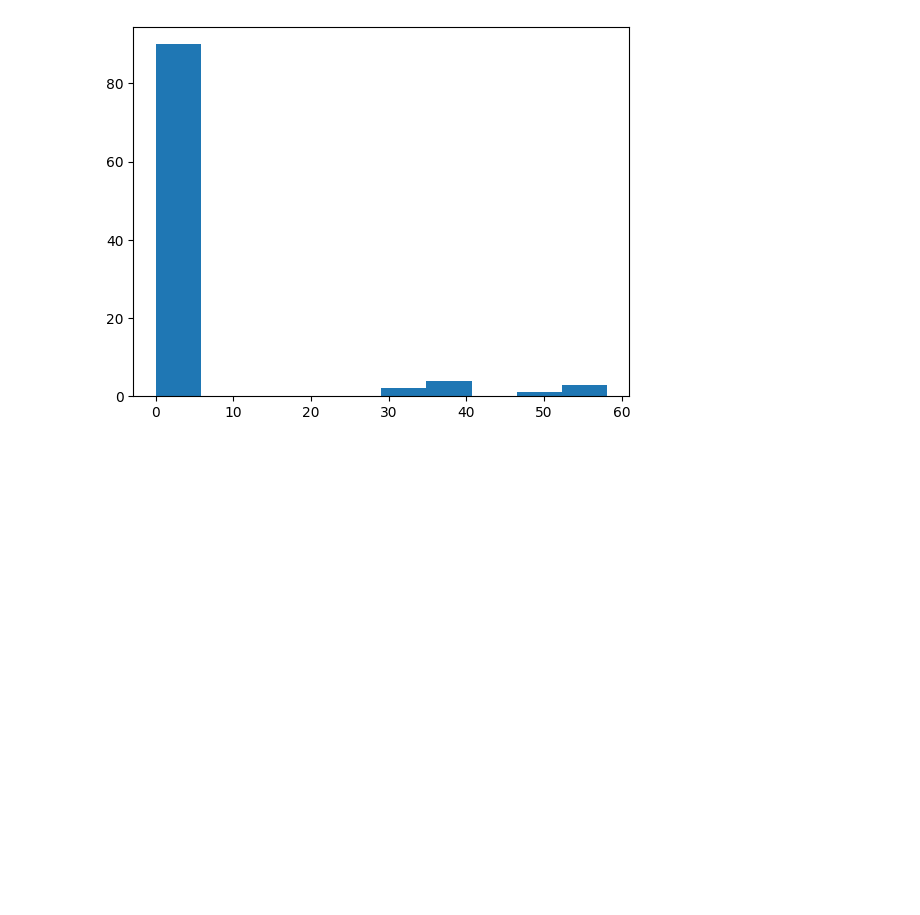
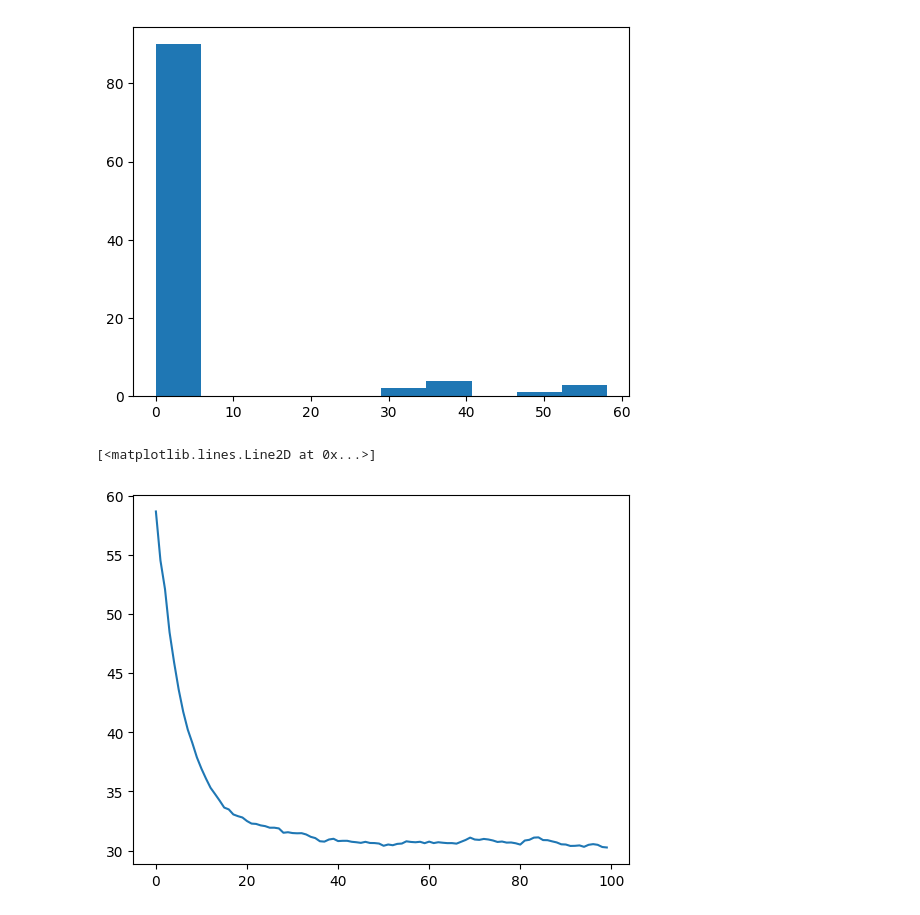
Before and after one commit to brendanbennett/reproducibility-challenge, a Jupyter notebook: sqv.ipynb, the cells around one changed output. Saved outputs shown, nothing was run; the diff lists cells and outputs as text; code cells hidden in the pictures; blank space fills up the shorter version.

Commit message:
Working sqv (no optimal step sizes)

```diff
--- a/sqv.ipynb
+++ b/sqv.ipynb
@@ -1,6 +1,7 @@
 # %%
 import numpy as np
 import matplotlib.pyplot as plt
+from scipy.stats import special_ortho_group
 
 def generate_eigenvalues(ranges: list[tuple], nums: list, rng):
     groups = []
@@ -12,14 +13,43 @@ def generate_eigenvalues(ranges: list[tuple], nums: list, rng):
 def plot_eigenvalues(lamb):
     plt.hist(np.linalg.eigvals(lamb))
     plt.show()
+
+def random_rotation(d, rng, n=1):
+    group = special_ortho_group(dim=d, seed=rng.integers(0, 100))
+    return group.rvs(n)
+
+def gradient(Q, theta, x):
+    return np.dot(Q, theta - x)
+
+def objective(Q, theta, target, noise):
+    return np.dot(0.5 * (theta - target), np.dot(Q, theta - target)) + ((noise ** 2) / 2) * np.linalg.trace(Q)
+
+def sample_data(target, noise, rng, n=1):
+    return rng.normal(0, noise, size=n*target.shape[0]).reshape(n, -1) + target
 # %%
 seed = 42
 rng = np.random.default_rng(seed)
 
-lamb = generate_eigenvalues([(0.1, 1.1)], [100], rng)
-plot_eigenvalues(lamb)
-lamb = generate_eigenvalues([(0, 1), (30, 60)], [90, 10], rng)
-plot_eigenvalues(lamb)
+lamb1 = generate_eigenvalues([(0.1, 1.1)], [100], rng)
+plot_eigenvalues(lamb1)
+lamb2 = generate_eigenvalues([(0, 1), (30, 60)], [90, 10], rng)
+plot_eigenvalues(lamb2)
 # %% [output]
 [figure]
 [figure]
+# %%
+target = np.ones(100)
+noise = 1
+Q = lamb1
+data = sample_data(target, noise, rng, n=100)
+theta = np.zeros(100)
+objectives = []
+for d in data:
+    objectives.append(objective(Q, theta, target, noise))
+    grad = gradient(Q, theta, d)
+    theta -= grad * 1e-1
+
+plt.plot(objectives)
+# %% [output]
+[<matplotlib.lines.Line2D at 0x...>]
+[figure, added]
```
Also changed, not shown: 2 other files.
